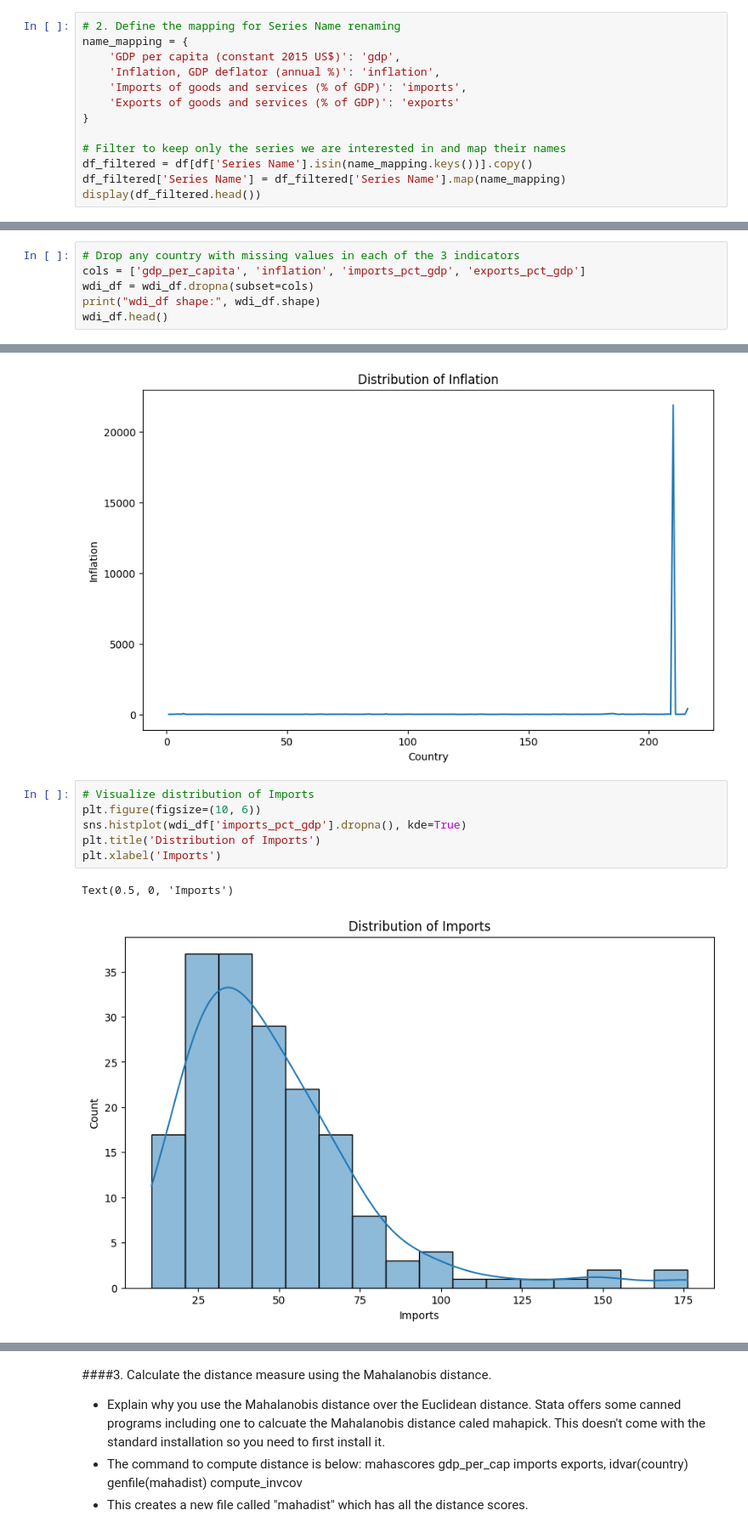
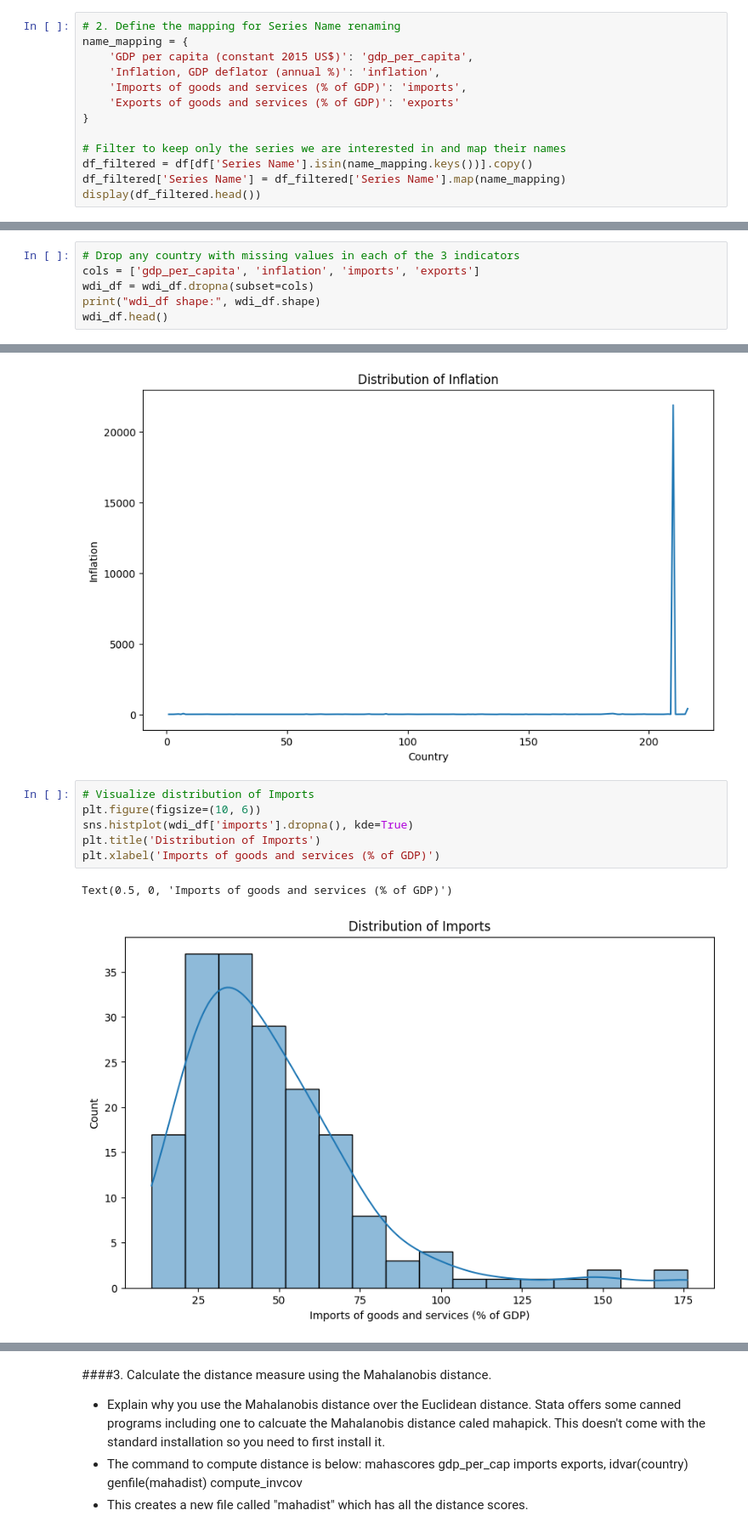
Before and after one commit to chipojaya1/ISS-Economic-Distance, a Jupyter notebook: Economic_distance_analysis.ipynb, the cells around one changed output, grey strips where cells are left out. Shown at 85% size. Cells and saved outputs as stored; diff of their text form.

```diff
--- a/Economic_distance_analysis.ipynb
+++ b/Economic_distance_analysis.ipynb
@@ -38,7 +38,7 @@ display(df.head())
 # %%
 # 2. Define the mapping for Series Name renaming
 name_mapping = {
-    'GDP per capita (constant 2015 US$)': 'gdp',
+    'GDP per capita (constant 2015 US$)': 'gdp_per_capita',
     'Inflation, GDP deflator (annual %)': 'inflation',
     'Imports of goods and services (% of GDP)': 'imports',
     'Exports of goods and services (% of GDP)': 'exports'
@@ -156,7 +150,7 @@ Missing Data:
 dtype: int64
 # %%
 # Drop any country with missing values in each of the 3 indicators
-cols = ['gdp_per_capita', 'inflation', 'imports_pct_gdp', 'exports_pct_gdp']
+cols = ['gdp_per_capita', 'inflation', 'imports', 'exports']
 wdi_df = wdi_df.dropna(subset=cols)
 print("wdi_df shape:", wdi_df.shape)
 wdi_df.head()
@@ -205,12 +199,12 @@ Text(0, 0.5, 'Inflation')
 # %%
 # Visualize distribution of Imports
 plt.figure(figsize=(10, 6))
-sns.histplot(wdi_df['imports_pct_gdp'].dropna(), kde=True)
+sns.histplot(wdi_df['imports'].dropna(), kde=True)
 plt.title('Distribution of Imports')
-plt.xlabel('Imports')
+plt.xlabel('Imports of goods and services (% of GDP)')
 # %% [output]
-Text(0.5, 0, 'Imports')
+Text(0.5, 0, 'Imports of goods and services (% of GDP)')
-[figure, old version]
+[figure, new version]
 # %%
 # Visualize distribution of Exports
 plt.figure(figsize=(10, 6))
```
Also changed, not shown: parts of 16 cells of this notebook.
